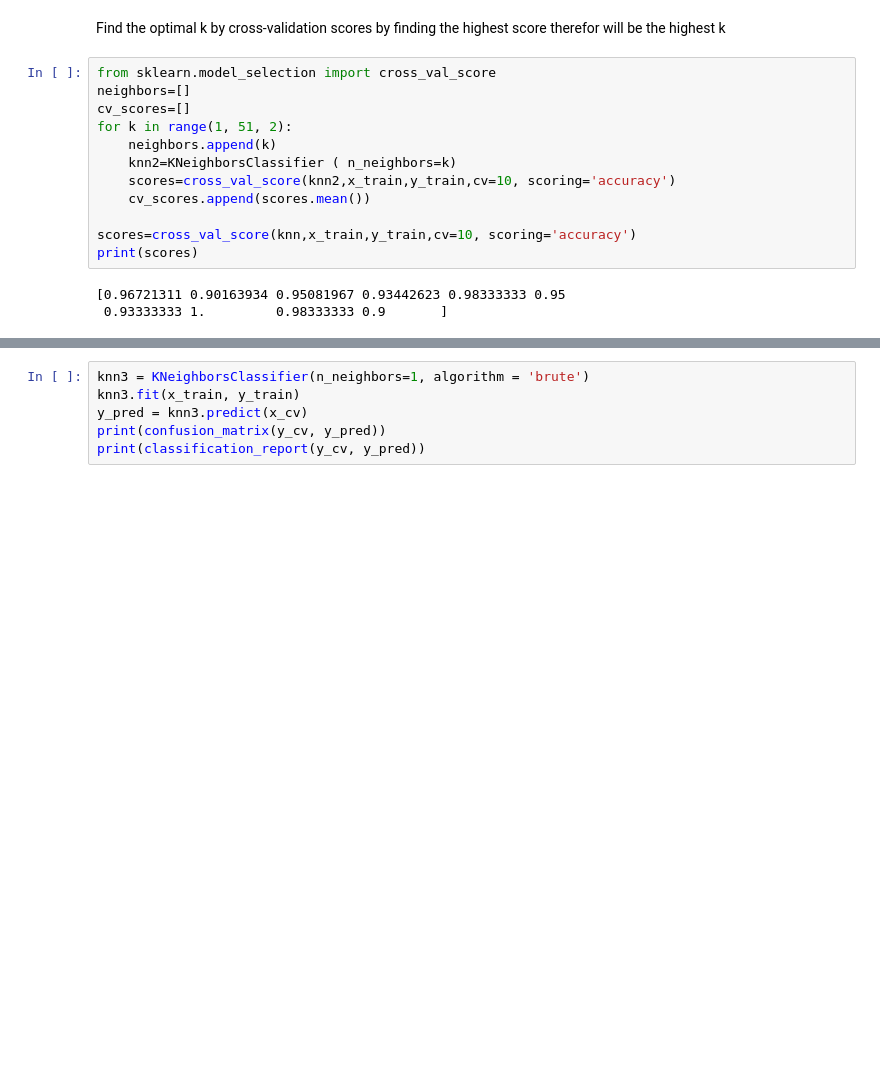
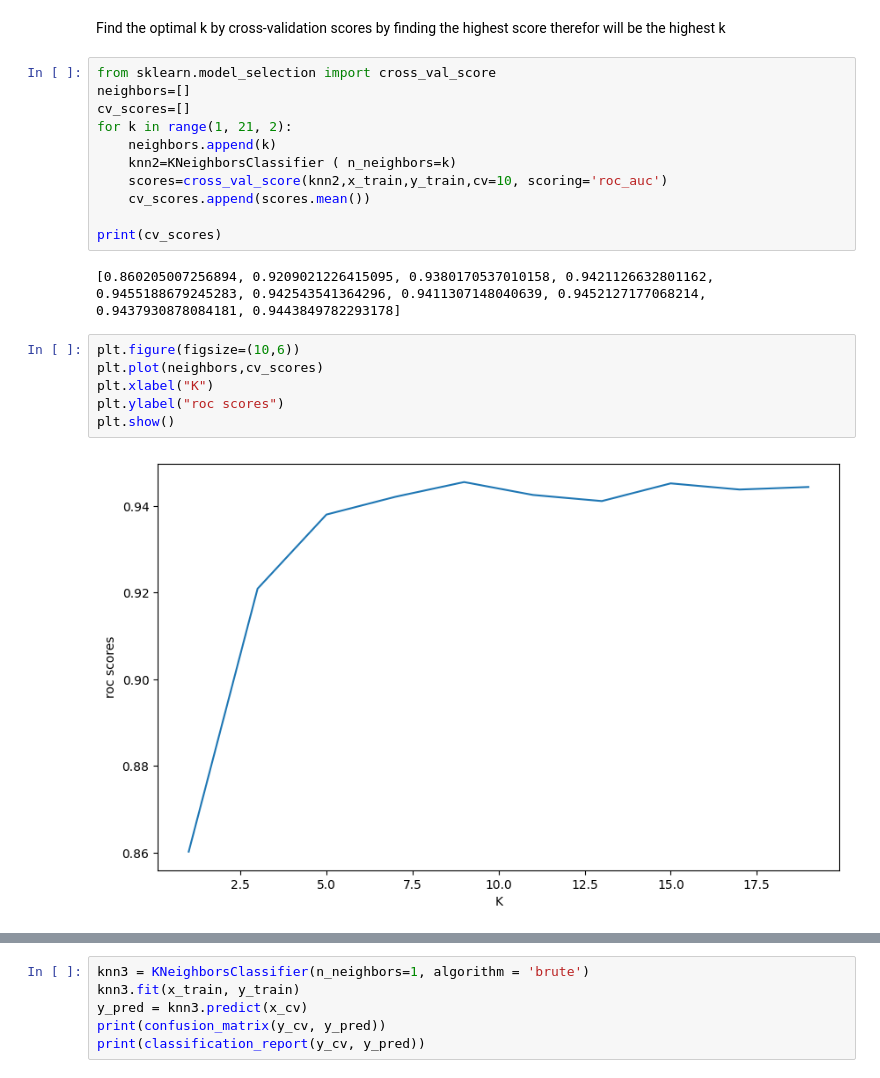
Before and after one commit to Aya-gamal2211/MachineLearning, a Jupyter notebook: knn.ipynb, the cells around one changed output, grey strips where cells are left out. Cells and saved outputs as stored; diff of their text form; blank space fills up the shorter version.

```diff
--- a/knn.ipynb
+++ b/knn.ipynb
@@ -200,17 +219,23 @@ Find the optimal k by cross-validation scores by finding the highest score there
 from sklearn.model_selection import cross_val_score
 neighbors=[]
 cv_scores=[]
-for k in range(1, 51, 2):
+for k in range(1, 21, 2):
     neighbors.append(k)
     knn2=KNeighborsClassifier ( n_neighbors=k)
-    scores=cross_val_score(knn2,x_train,y_train,cv=10, scoring='accuracy')
+    scores=cross_val_score(knn2,x_train,y_train,cv=10, scoring='roc_auc')
     cv_scores.append(scores.mean())
 
-scores=cross_val_score(knn,x_train,y_train,cv=10, scoring='accuracy')
-print(scores)
+print(cv_scores)
 # %% [output]
-[0.96721311 0.90163934 0.95081967 0.93442623 0.98333333 0.95
- 0.93333333 1.         0.98333333 0.9       ]
+[0.860205007256894, 0.9209021226415095, 0.9380170537010158, 0.9421126632801162, 0.9455188679245283, 0.942543541364296, 0.9411307148040639, 0.9452127177068214, 0.9437930878084181, 0.9443849782293178]
+# %%
+plt.figure(figsize=(10,6))
+plt.plot(neighbors,cv_scores)
+plt.xlabel("K")
+plt.ylabel("roc scores")
+plt.show()
+# %% [output]
+[figure, added]
 # %%
 # optimal_k=k_range[np.argmax(cv_scores)]
 # print(f" The optimal number of neigbors is {optimal_k} ")
```
Also changed, not shown: parts of 4 cells of this notebook, 1 other file.
